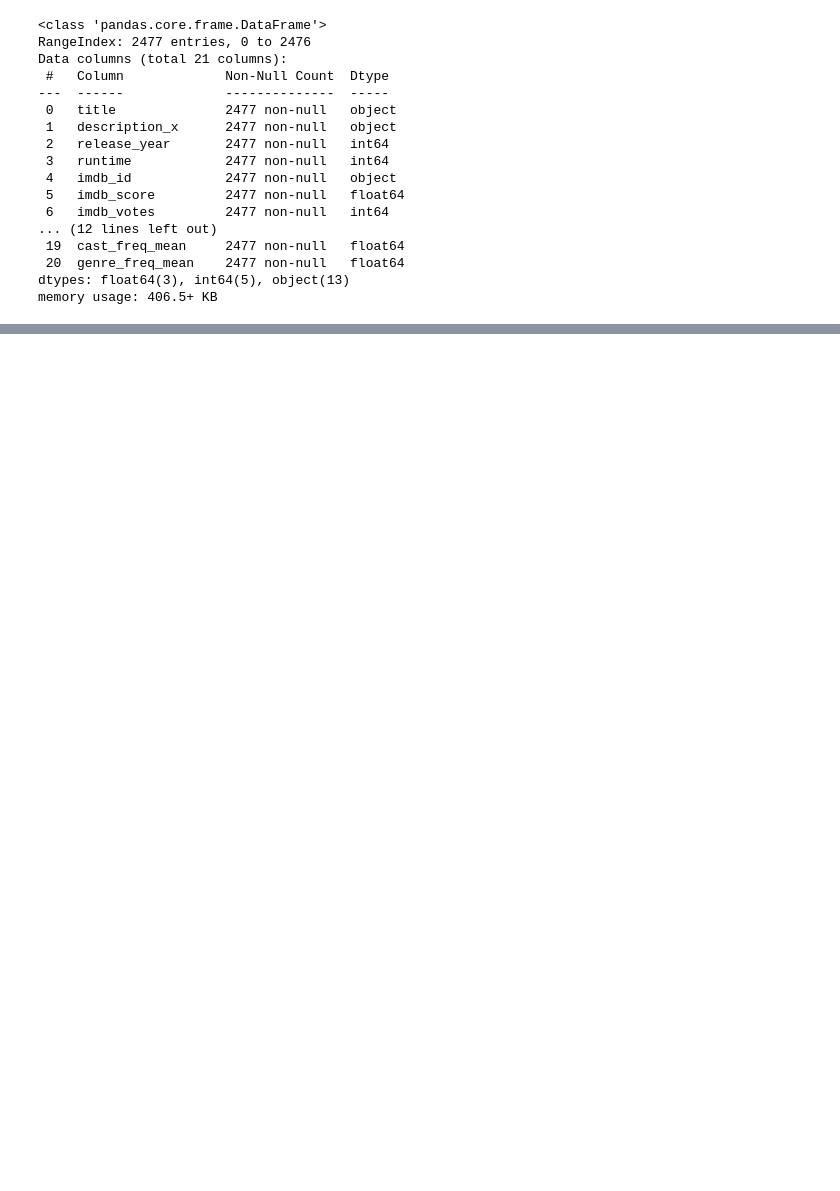
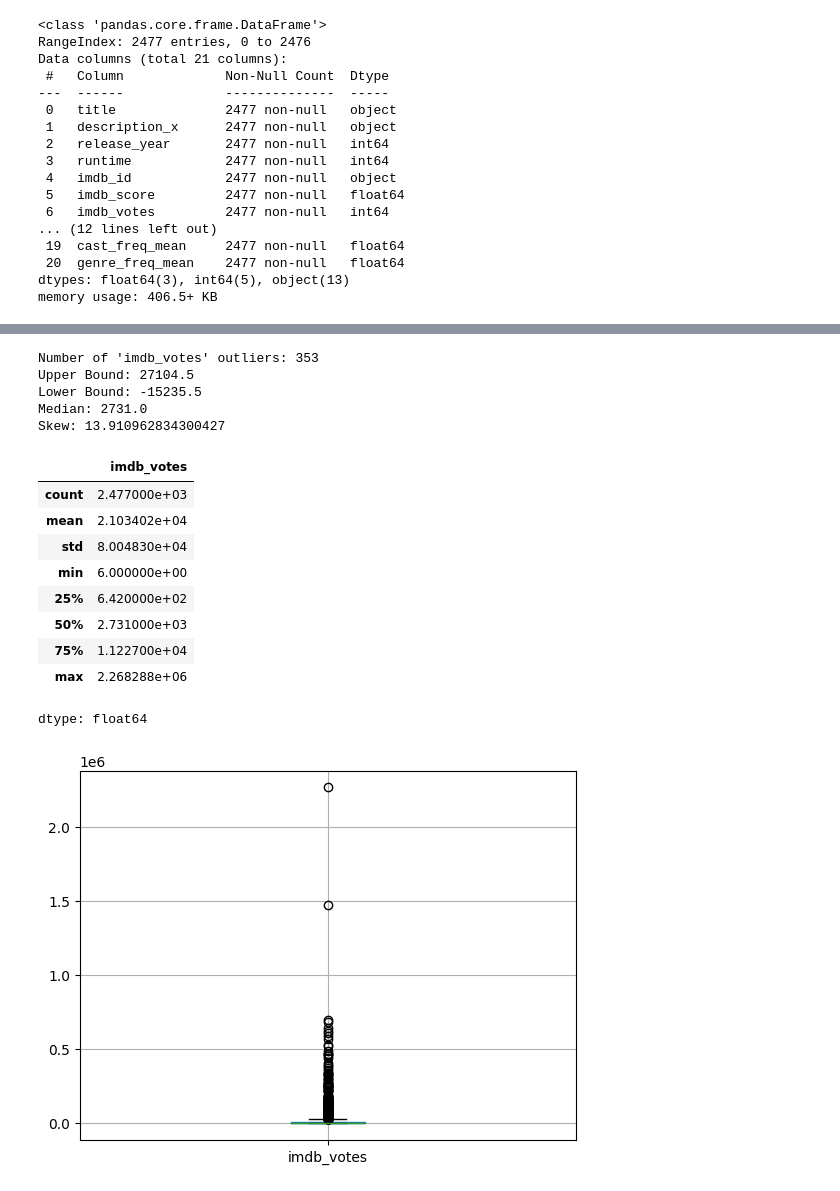
Before and after one commit to anthonybrown0528/csc-442-course-project, a Jupyter notebook: notebook/merge_cleaned_datasets.ipynb, the cells around one changed output, grey strips where cells are left out. Cells and saved outputs as stored; diff of their text form; code cells hidden in the pictures; blank space fills up the shorter version.

```diff
--- a/notebook/merge_cleaned_datasets.ipynb
+++ b/notebook/merge_cleaned_datasets.ipynb
@@ -114,0 +251,32 @@ memory usage: 406.5+ KB
+# %%
+# imdb_votes outliers
+col = 'imdb_votes'
+iqr = netflix_film_imdb_data[col].quantile(0.75) - netflix_film_imdb_data[col].quantile(0.25)
+
+lower_bound = netflix_film_imdb_data[col].quantile(0.25) - 1.5 * iqr
+upper_bound = netflix_film_imdb_data[col].quantile(0.75) + 1.5 * iqr
+
+print(f"Number of '{col}' outliers: {((netflix_film_imdb_data[col] < lower_bound) | (netflix_film_imdb_data[col] > upper_bound)).sum()}")
+print(f"Upper Bound: {upper_bound}")
+print(f"Lower Bound: {lower_bound}")
+print(f"Median: {netflix_film_imdb_data[col].median()}")
+print(f"Skew: {netflix_film_imdb_data[col].skew()}")
+netflix_film_imdb_data.boxplot(column=[col])
+netflix_film_imdb_data[col].describe()
+# %% [output]
+Number of 'imdb_votes' outliers: 353
+Upper Bound: 27104.5
+Lower Bound: -15235.5
+Median: 2731.0
+Skew: 13.910962834300427
+|  | imdb_votes |
+| count | 2.477000e+03 |
+| mean | 2.103402e+04 |
+| std | 8.004830e+04 |
+| min | 6.000000e+00 |
+| 25% | 6.420000e+02 |
+| 50% | 2.731000e+03 |
+| 75% | 1.122700e+04 |
+| max | 2.268288e+06 |
+dtype: float64
+[figure, added]
```
Also changed, not shown: parts of 17 cells of this notebook.
